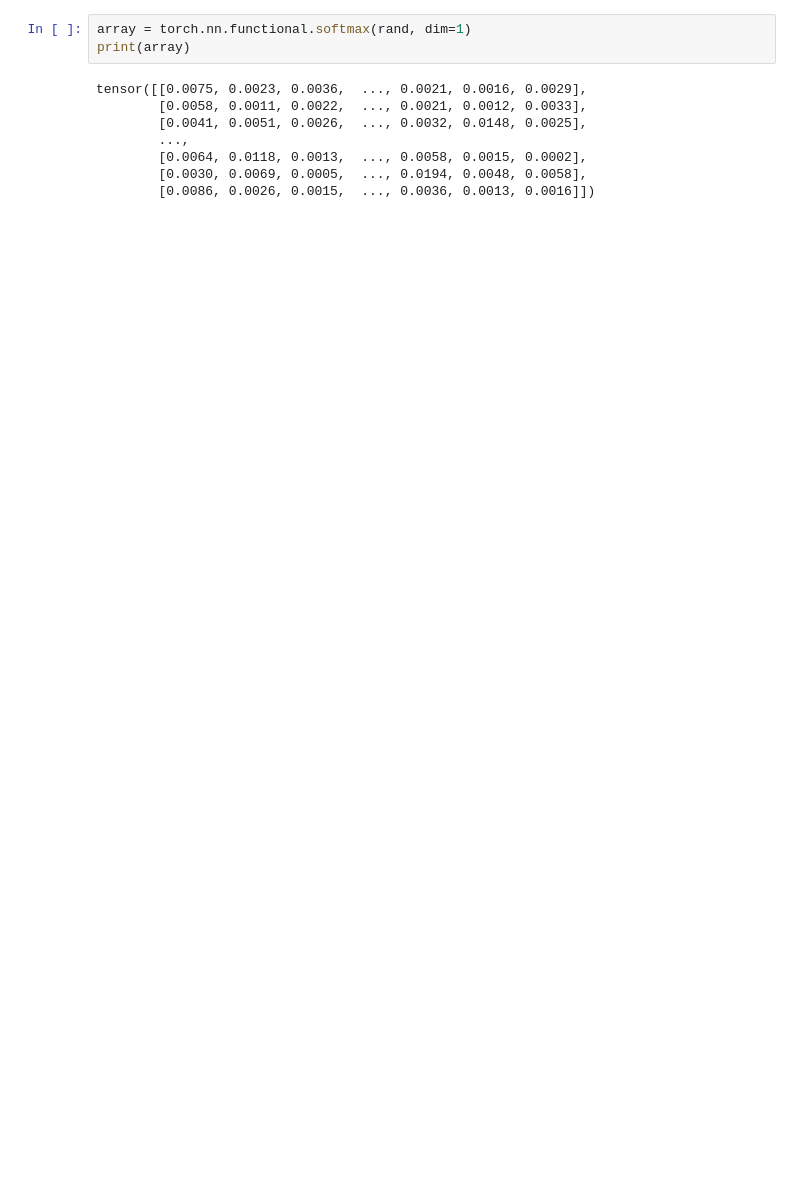
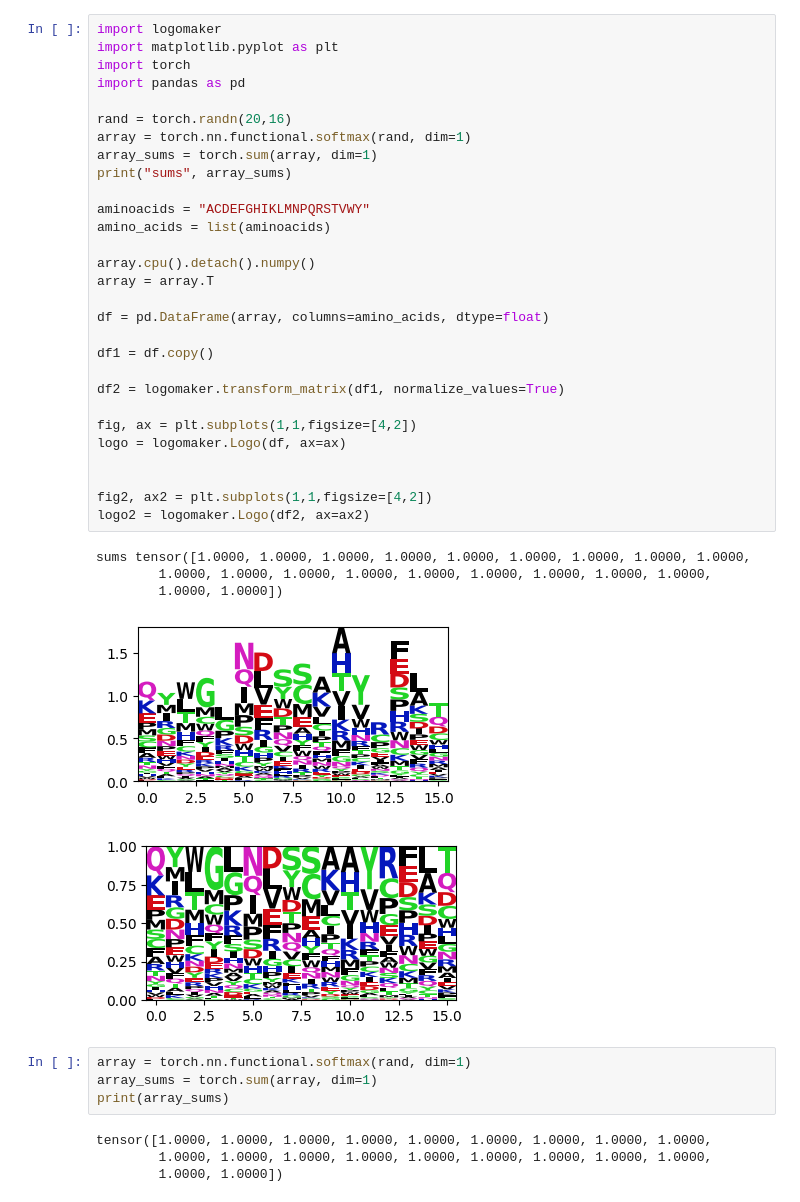
Before and after one commit to kkj15dk/ProtDiffusion, a Jupyter notebook: example_logo.ipynb, the cells around one changed output. Cells and saved outputs as stored; diff of their text form; blank space fills up the shorter version.

```diff
--- a/example_logo.ipynb
+++ b/example_logo.ipynb
@@ -56,14 +14,46 @@ rand = torch.randn(26,256)
+# %%
+import logomaker
+import matplotlib.pyplot as plt
+import torch
+import pandas as pd
+
+rand = torch.randn(20,16)
+array = torch.nn.functional.softmax(rand, dim=1)
+array_sums = torch.sum(array, dim=1)
+print("sums", array_sums)
+
+aminoacids = "ACDEFGHIKLMNPQRSTVWY"
+amino_acids = list(aminoacids)
+
+array.cpu().detach().numpy()
+array = array.T
+
+df = pd.DataFrame(array, columns=amino_acids, dtype=float)
+
+df1 = df.copy()
+
+df2 = logomaker.transform_matrix(df1, normalize_values=True)
+
+fig, ax = plt.subplots(1,1,figsize=[4,2])
+logo = logomaker.Logo(df, ax=ax)
+
+
+fig2, ax2 = plt.subplots(1,1,figsize=[4,2])
+logo2 = logomaker.Logo(df2, ax=ax2)
+# %% [output]
+sums tensor([1.0000, 1.0000, 1.0000, 1.0000, 1.0000, 1.0000, 1.0000, 1.0000, 1.0000,
+        1.0000, 1.0000, 1.0000, 1.0000, 1.0000, 1.0000, 1.0000, 1.0000, 1.0000,
+        1.0000, 1.0000])
+[figure, added]
+[figure, added]
 # %%
 array = torch.nn.functional.softmax(rand, dim=1)
-print(array)
+array_sums = torch.sum(array, dim=1)
+print(array_sums)
 # %% [output]
-tensor([[0.0075, 0.0023, 0.0036,  ..., 0.0021, 0.0016, 0.0029],
-        [0.0058, 0.0011, 0.0022,  ..., 0.0021, 0.0012, 0.0033],
-        [0.0041, 0.0051, 0.0026,  ..., 0.0032, 0.0148, 0.0025],
-        ...,
-        [0.0064, 0.0118, 0.0013,  ..., 0.0058, 0.0015, 0.0002],
-        [0.0030, 0.0069, 0.0005,  ..., 0.0194, 0.0048, 0.0058],
-        [0.0086, 0.0026, 0.0015,  ..., 0.0036, 0.0013, 0.0016]])
+tensor([1.0000, 1.0000, 1.0000, 1.0000, 1.0000, 1.0000, 1.0000, 1.0000, 1.0000,
+        1.0000, 1.0000, 1.0000, 1.0000, 1.0000, 1.0000, 1.0000, 1.0000, 1.0000,
+        1.0000, 1.0000])
 # %%
 import pandas as pd
 
```
Also changed, not shown: parts of 6 cells of this notebook, 6 other files.
